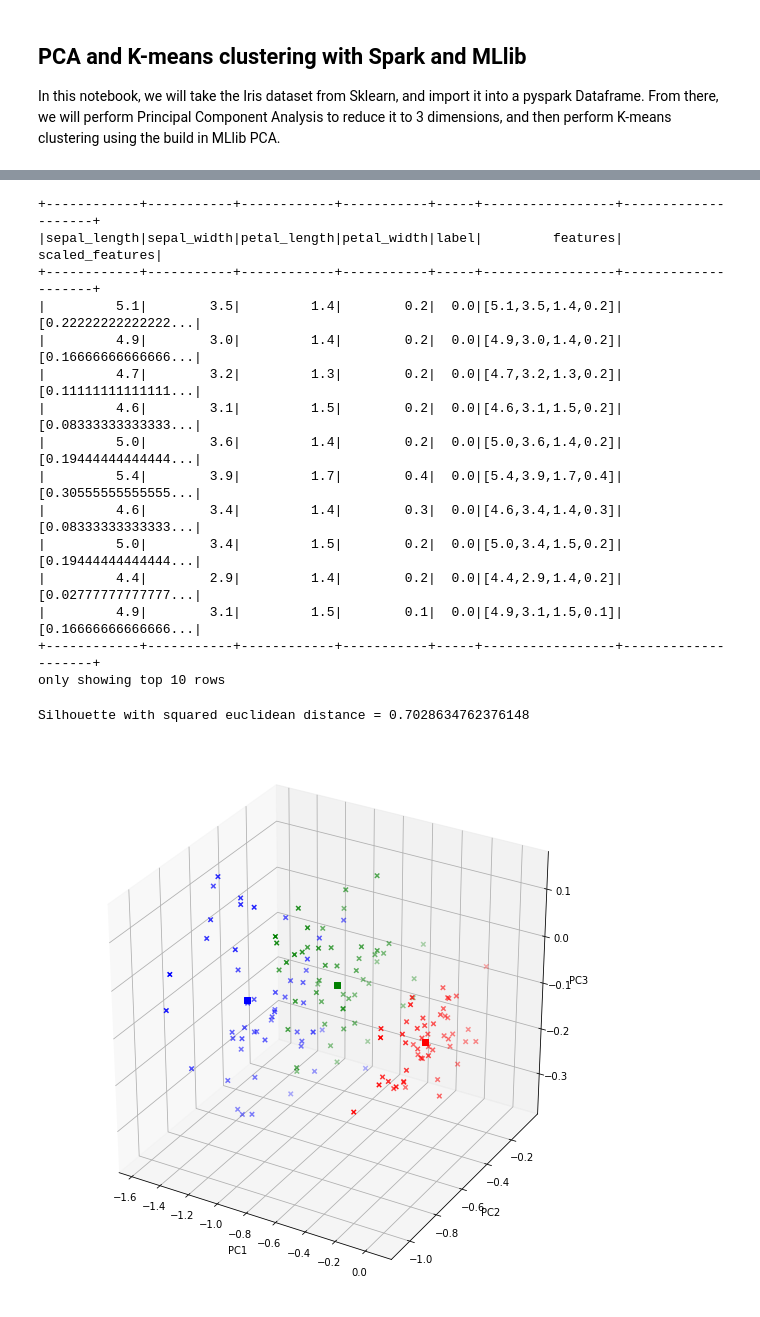
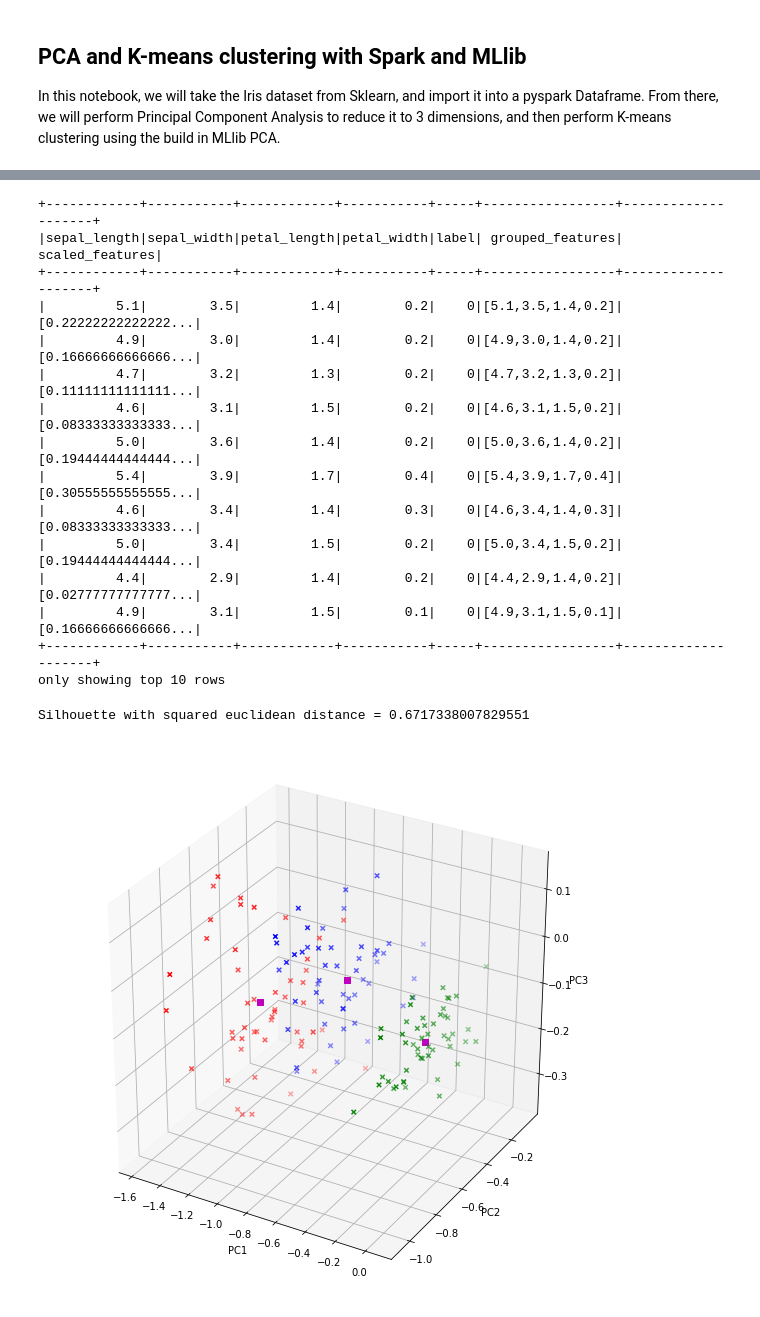
Before and after one commit to PatrickHuynh97/pyspark-experimentation, a Jupyter notebook: iris_clustering/PCA_iris.ipynb, the cells around one changed output, grey strips where cells are left out. Drawn from its saved outputs; the diff is of its cells as text; code cells hidden in the pictures.

Commit message:
Added PC plot and model evaluation

```diff
--- a/iris_clustering/PCA_iris.ipynb
+++ b/iris_clustering/PCA_iris.ipynb
@@ -30,6 +30,7 @@ sc = SparkContext(appName='PCAIris')
 sqlContext = SQLContext(sc)
 # %%
 from pyspark.sql.types import IntegerType
+import numpy as np
 
 # Iris dataset- 3 different types of irises’ (Setosa, Versicolour, and Virginica)
 # 4 features: Sepal Length, Sepal Width, Petal Length and Petal Width.
@@ -41,9 +42,9 @@ df = sqlContext.read.csv(iris_path, header=False, inferSchema=True)
 # rename columns for readability
 df = df.toDF(*columns)
 
-# cast label column to integer because I want to
-labels = df.select('label').withColumn('label',df['label'].cast(IntegerType()))
-labels = np.asarray([label[0] for label in labels.select('label').collect()]).reshape(150,1)
+# cast label column to integer and increment by 1 to match predictions returned by k-means
+df = df.withColumn('label', df['label'].cast(IntegerType()))
+labels = np.asarray([label[0] for label in df.select('label').collect()]).reshape(150,1)
 # %%
 df.show(10)
 # %% [output]
@@ -70,11 +71,11 @@ from pyspark.ml.feature import MinMaxScaler
 from pyspark.ml.feature import VectorAssembler
 
 # Create a vector representation of features for PCA
-assembler = VectorAssembler(inputCols=columns[0:4],outputCol='features')
+assembler = VectorAssembler(inputCols=columns[0:4],outputCol='grouped_features')
 df = assembler.transform(df)
 
 # Scale features to be between 0 and 1
-scaler = MinMaxScaler(inputCol="features", outputCol="scaled_features")
+scaler = MinMaxScaler(inputCol="grouped_features", outputCol="scaled_features")
 scalerModel = scaler.fit(df)
 
 # rescale each feature to range [min, max].
@@ -84,18 +85,18 @@ df = scalerModel.transform(df)
 df.show(10)
 # %% [output]
 +------------+-----------+------------+-----------+-----+-----------------+--------------------+
-|sepal_length|sepal_width|petal_length|petal_width|label|         features|     scaled_features|
+|sepal_length|sepal_width|petal_length|petal_width|label| grouped_features|     scaled_features|
 +------------+-----------+------------+-----------+-----+-----------------+--------------------+
-|         5.1|        3.5|         1.4|        0.2|  0.0|[5.1,3.5,1.4,0.2]|[0.22222222222222...|
-|         4.9|        3.0|         1.4|        0.2|  0.0|[4.9,3.0,1.4,0.2]|[0.16666666666666...|
-|         4.7|        3.2|         1.3|        0.2|  0.0|[4.7,3.2,1.3,0.2]|[0.11111111111111...|
-|         4.6|        3.1|         1.5|        0.2|  0.0|[4.6,3.1,1.5,0.2]|[0.08333333333333...|
-|         5.0|        3.6|         1.4|        0.2|  0.0|[5.0,3.6,1.4,0.2]|[0.19444444444444...|
-|         5.4|        3.9|         1.7|        0.4|  0.0|[5.4,3.9,1.7,0.4]|[0.30555555555555...|
-|         4.6|        3.4|         1.4|        0.3|  0.0|[4.6,3.4,1.4,0.3]|[0.08333333333333...|
-|         5.0|        3.4|         1.5|        0.2|  0.0|[5.0,3.4,1.5,0.2]|[0.19444444444444...|
-|         4.4|        2.9|         1.4|        0.2|  0.0|[4.4,2.9,1.4,0.2]|[0.02777777777777...|
-|         4.9|        3.1|         1.5|        0.1|  0.0|[4.9,3.1,1.5,0.1]|[0.16666666666666...|
+|         5.1|        3.5|         1.4|        0.2|    0|[5.1,3.5,1.4,0.2]|[0.22222222222222...|
+|         4.9|        3.0|         1.4|        0.2|    0|[4.9,3.0,1.4,0.2]|[0.16666666666666...|
+|         4.7|        3.2|         1.3|        0.2|    0|[4.7,3.2,1.3,0.2]|[0.11111111111111...|
+|         4.6|        3.1|         1.5|        0.2|    0|[4.6,3.1,1.5,0.2]|[0.08333333333333...|
+|         5.0|        3.6|         1.4|        0.2|    0|[5.0,3.6,1.4,0.2]|[0.19444444444444...|
+|         5.4|        3.9|         1.7|        0.4|    0|[5.4,3.9,1.7,0.4]|[0.30555555555555...|
+|         4.6|        3.4|         1.4|        0.3|    0|[4.6,3.4,1.4,0.3]|[0.08333333333333...|
+|         5.0|        3.4|         1.5|        0.2|    0|[5.0,3.4,1.5,0.2]|[0.19444444444444...|
+|         4.4|        2.9|         1.4|        0.2|    0|[4.4,2.9,1.4,0.2]|[0.02777777777777...|
+|         4.9|        3.1|         1.5|        0.1|    0|[4.9,3.1,1.5,0.1]|[0.16666666666666...|
 +------------+-----------+------------+-----------+-----+-----------------+--------------------+
 only showing top 10 rows
 # %%
@@ -108,7 +109,8 @@ model = pca.fit(df)
 df = model.transform(df)
 
 # create training dataframe with just 'features' column, as kmeans expects
-train_df = df.select('pca_features').toDF('features')
+#train_df = df.select('pca_features').toDF('features')
+train_df = df.withColumnRenamed('pca_features', 'features')
 # %%
 from pyspark.ml.clustering import KMeans
 from pyspark.ml.evaluation import ClusteringEvaluator
@@ -127,14 +129,14 @@ print("Silhouette with squared euclidean distance = " + str(silhouette))
 
 cluster_centers = [center for center in model.clusterCenters()]
 # %% [output]
-Silhouette with squared euclidean distance = 0.7028634762376148
+Silhouette with squared euclidean distance = 0.6717338007829551
 # %%
 import numpy as np
 
 cluster_centers = np.asarray(cluster_centers)
 
 # Wrangle Spark dataframe to a more plottable format
-features = df.select('pca_features').collect()
+features = train_df.select('features').collect()
 data = [[features[i][0][j] for j in range(0,3)] for i in range(0, len(features))]
 data = np.asarray(data)
 
@@ -166,26 +168,26 @@ z_c1, z_c2, z_c3 = cluster_centers[0][2], cluster_centers[1][2], cluster_centers
 # %%
 import matplotlib.pyplot as plt
 import numpy as np
 from mpl_toolkits.mplot3d import Axes3D
 
 fig = plt.figure(figsize=(10, 10))
 ax = fig.add_subplot(111, projection='3d')
 
 # class 0 has red points, class 1 green points and class 2 blue points
-ax.scatter(x0, y0, z0, color='r', marker="x")
-ax.scatter(x1, y1, z1, color='g', marker="x")
-ax.scatter(x2, y2, z2, color='b', marker="x")
+ax.scatter(x0, y0, z0, color='g', marker="x")
+ax.scatter(x1, y1, z1, color='b', marker="x")
+ax.scatter(x2, y2, z2, color='r', marker="x")
 
-ax.scatter(x_c1,y_c1,z_c1, marker="s", s=40, color='g')
-ax.scatter(x_c2,y_c2,z_c2, marker="s", s=40, color='r')
-ax.scatter(x_c3,y_c3,z_c3, marker="s", s=40, color='b')
-
+# plot cluster centers
+ax.scatter(x_c1,y_c1,z_c1, marker="s", s=40, color='m')
+ax.scatter(x_c2,y_c2,z_c2, marker="s", s=40, color='m')
+ax.scatter(x_c3,y_c3,z_c3, marker="s", s=40, color='m')
 
 ax.set_xlabel('PC1')
 ax.set_ylabel('PC2')
 ax.set_zlabel('PC3')
 
 # plot cluster centroids along with training data
 plt.show()
 # %% [output]
-[figure, old version]
+[figure, new version]
```
Also changed, not shown: parts of 8 cells of this notebook.
